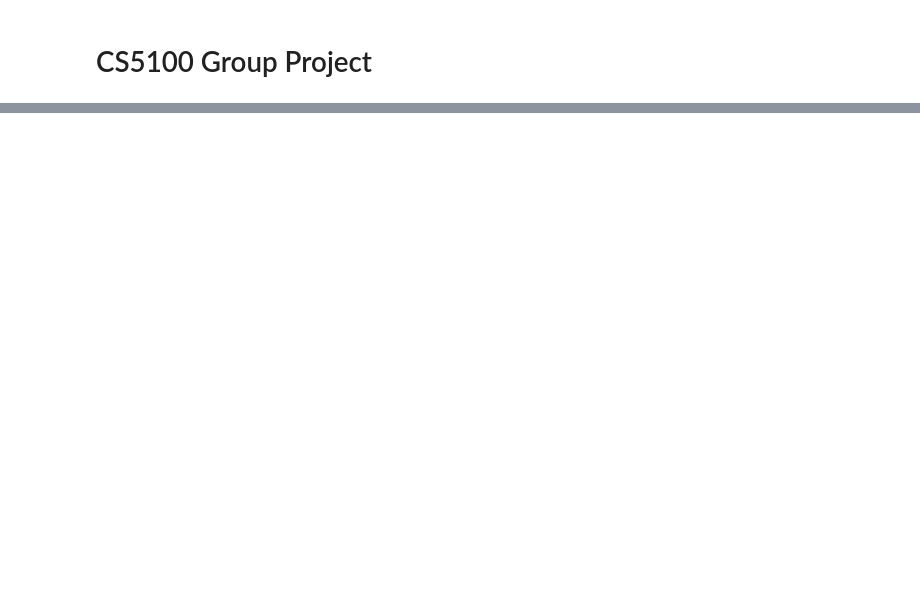
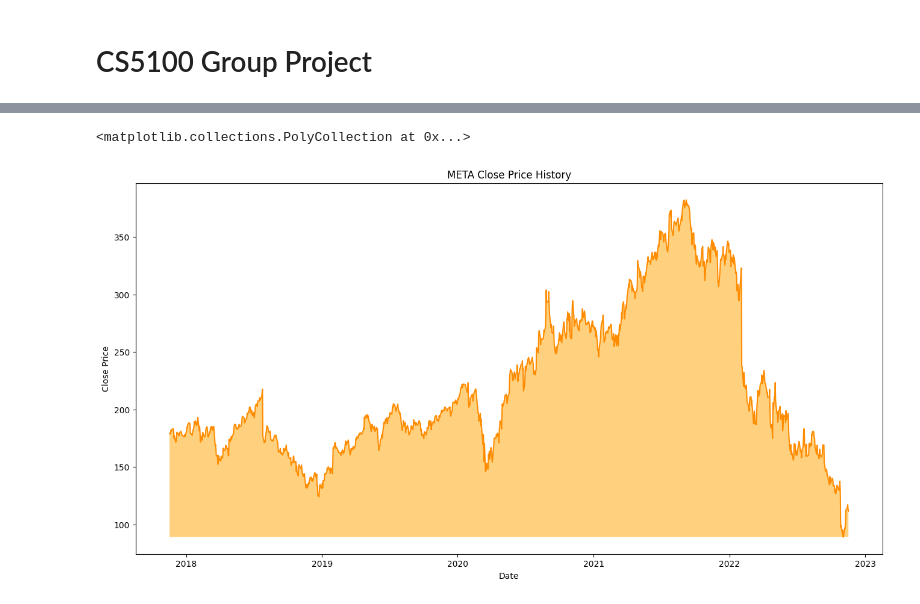
Before and after one commit to Shiyu95/CS5100-Project, a Jupyter notebook: CS5100 Project.ipynb, the cells around one changed output, grey strips where cells are left out. Cells and saved outputs as stored; diff of their text form; code cells hidden in the pictures; blank space fills up the shorter version.

```diff
--- a/CS5100 Project.ipynb
+++ b/CS5100 Project.ipynb
@@ -25,0 +40,4 @@ df.head()
+# %%
+#Read the dataset for META
+df2=pd.read_csv("META.csv")
+df2.head()
@@ -43,0 +107,16 @@ for i in range(0,len(data)):
+# %%
+#Analyze the META closing prices from dataframe
+df2["Date"]=pd.to_datetime(df2.Date,format="%Y-%m-%d")
+df2.index=df2['Date']
+Closemin = df2.Close.min()
+plt.figure(figsize=(16,8))
+plt.plot(df2["Close"],label='META Close Price History', color='darkorange')
+plt.xlabel('Date')
+plt.ylabel('Close Price')
+
+# displaying the title
+plt.title("META Close Price History")
+plt.fill_between(df2.index, Closemin, df2.Close, facecolor='orange', alpha = 0.5)
+# %% [output]
+<matplotlib.collections.PolyCollection at 0x...>
+[figure, added]
```
Also changed, not shown: parts of 34 cells of this notebook, 5 other files.
